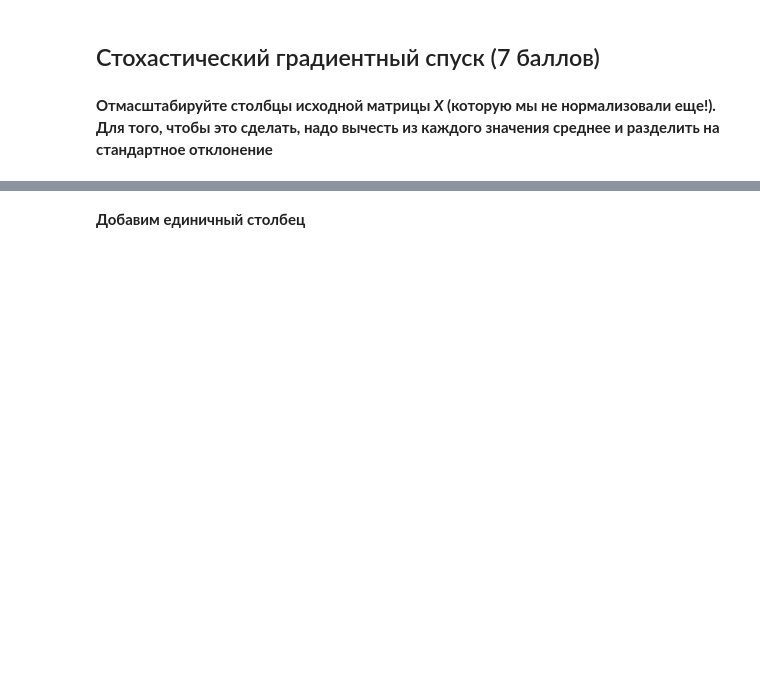
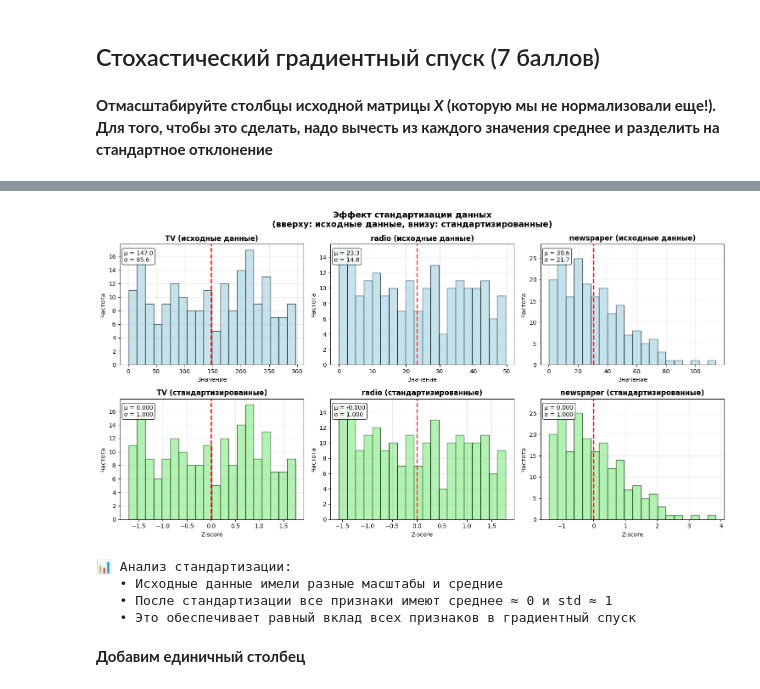
Before and after one commit to tgorbunov/sf_data_science, a Jupyter notebook: Skillfactory/ML_math_part 1/MATH_ML-6. Практика_Оптимизация.ipynb, the cells around one changed output, grey strips where cells are left out. Cells and saved outputs as stored; diff of their text form; code cells hidden in the pictures; blank space fills up the shorter version.

```diff
--- a/Skillfactory/ML_math_part 1/MATH_ML-6. Практика_Оптимизация.ipynb
+++ b/Skillfactory/ML_math_part 1/MATH_ML-6. Практика_Оптимизация.ipynb
@@ -113,3 +526,58 @@ print(model.coef_)
+# %%
+# Визуализация эффекта стандартизации
+import matplotlib.pyplot as plt
+
+fig, axes = plt.subplots(2, 3, figsize=(15, 8))
+
+feature_names = ['TV', 'radio', 'newspaper']
+
+# Исходные данные (верхний ряд)
+for i, feature in enumerate(feature_names):
+    axes[0, i].hist(X_original[:, i], bins=20, alpha=0.7, color='lightblue', edgecolor='black')
+    axes[0, i].set_title(f'{feature} (исходные данные)', fontweight='bold')
+    axes[0, i].set_xlabel('Значение')
+    axes[0, i].set_ylabel('Частота')
+    axes[0, i].grid(True, alpha=0.3)
+
+    # Добавляем статистики на график
+    mean_val = np.mean(X_original[:, i])
+    std_val = np.std(X_original[:, i])
+    axes[0, i].axvline(mean_val, color='red', linestyle='--', linewidth=2, label=f'Среднее: {mean_val:.1f}')
+    axes[0, i].text(0.02, 0.95, f'μ = {mean_val:.1f}\nσ = {std_val:.1f}',
+                    transform=axes[0, i].transAxes, verticalalignment='top',
+                    bbox=dict(boxstyle='round', facecolor='white', alpha=0.8))
+
+# Стандартизированные данные (нижний ряд)
+for i, feature in enumerate(feature_names):
+    axes[1, i].hist(X_scaled[:, i], bins=20, alpha=0.7, color='lightgreen', edgecolor='black')
+    axes[1, i].set_title(f'{feature} (стандартизированные)', fontweight='bold')
+    axes[1, i].set_xlabel('Z-score')
+    axes[1, i].set_ylabel('Частота')
+    axes[1, i].grid(True, alpha=0.3)
+
+    # Добавляем статистики на график
+    mean_val = np.mean(X_scaled[:, i])
+    std_val = np.std(X_scaled[:, i])
+    axes[1, i].axvline(mean_val, color='red', linestyle='--', linewidth=2)
+    axes[1, i].text(0.02, 0.95, f'μ = {mean_val:.3f}\nσ = {std_val:.3f}',
+                    transform=axes[1, i].transAxes, verticalalignment='top',
+                    bbox=dict(boxstyle='round', facecolor='white', alpha=0.8))
+
+plt.suptitle('Эффект стандартизации данных\n(вверху: исходные данные, внизу: стандартизированные)',
+             fontsize=14, fontweight='bold')
+plt.tight_layout()
+plt.show()
+
+print("📊 Анализ стандартизации:")
+print("   • Исходные данные имели разные масштабы и средние")
+print("   • После стандартизации все признаки имеют среднее ≈ 0 и std ≈ 1")
+print("   • Это обеспечивает равный вклад всех признаков в градиентный спуск")
+# %% [output]
+[figure, added]
+📊 Анализ стандартизации:
+   • Исходные данные имели разные масштабы и средние
+   • После стандартизации все признаки имеют среднее ≈ 0 и std ≈ 1
+   • Это обеспечивает равный вклад всех признаков в градиентный спуск
 # %% [markdown]
 **Добавим единичный столбец**
 # %%
```
Also changed, not shown: parts of 38 cells of this notebook, 1 other file.
